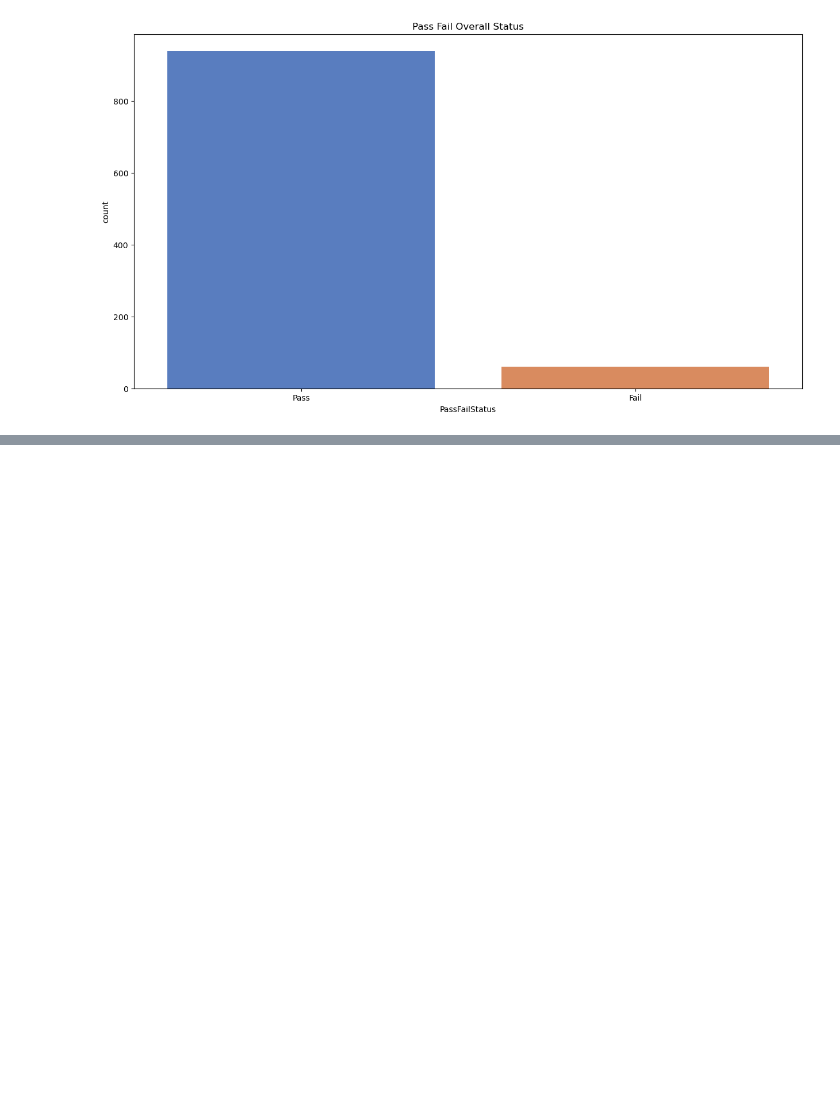
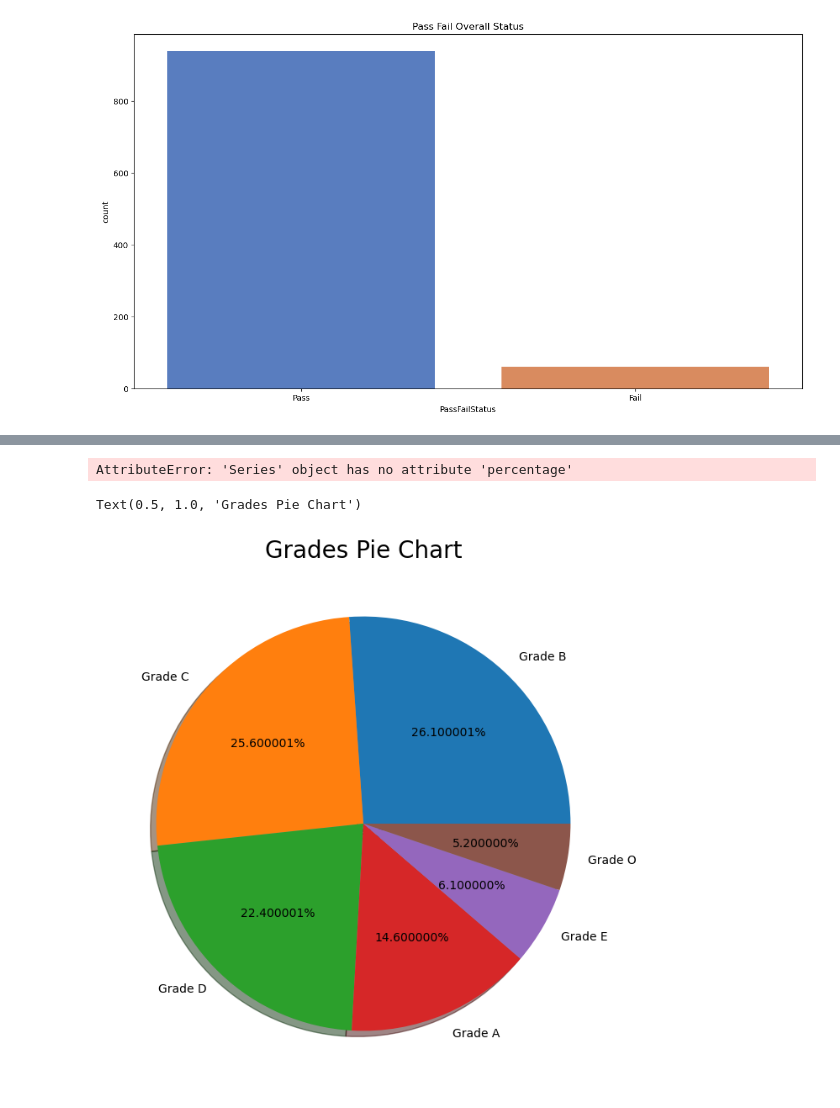
Before and after one commit to TirumaniSrilakshmi/Student-Performance, a Jupyter notebook: student_performance_me.ipynb, the cells around one changed output, grey strips where cells are left out. Cells and saved outputs as stored; diff of their text form; code cells hidden in the pictures; blank space fills up the shorter version.

```diff
--- a/student_performance_me.ipynb
+++ b/student_performance_me.ipynb
@@ -415,3 +415,31 @@ plt.title("Pass Fail Overall Status")
 plt.show()
 # %% [output]
 [figure]
+# %%
+# Assigning grades to the marks according to the criteria
+# 0  - 40 marks : grade E
+# 41 - 60 marks : grade D
+# 60 - 70 marks : grade C
+# 70 - 80 marks : grade B
+# 80 - 90 marks : grade A
+# 90 - 100 marks : grade O
+
+
+def getGrades(Total_Percentage, PassFailStatus):
+    if PassFailStatus == 'Fail':
+        return 'E'
+    elif Total_Percentage>=90:
+        return 'O'
+    elif Total_Percentage>=80:
+        return 'A'
+    elif Total_Percentage>=70:
+        return 'B'
+    elif Total_Percentage>=60:
+        return 'C'
+    elif Total_Percentage>=41:
+        return 'D'
+    else:
+        return 'E'
+
+data['grades'] = data.apply(lambda x : getGrades(x['Total_Percentage'],x['PassFailStatus']),axis = 1)
+data['grades'].head(5)
@@ -417,0 +464,10 @@ plt.show()
+# %%
+(data['grades'].value_counts())
+# %% [output]
+AttributeError: 'Series' object has no attribute 'percentage'
+# %%
+plt.pie(data['grades'].value_counts(),shadow = True ,autopct = '%2f%%',labels = ('Grade B','Grade C','Grade D','Grade A','Grade E','Grade O'))
+plt.title("Grades Pie Chart", fontsize = 20)
+# %% [output]
+Text(0.5, 1.0, 'Grades Pie Chart')
+[figure, added]
```
Also changed, not shown: parts of 5 cells of this notebook.
